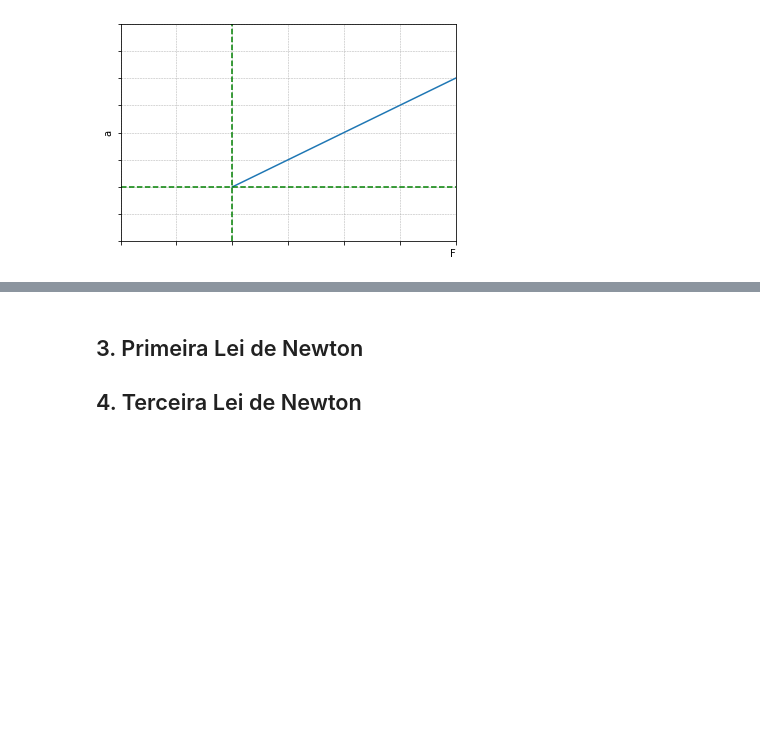
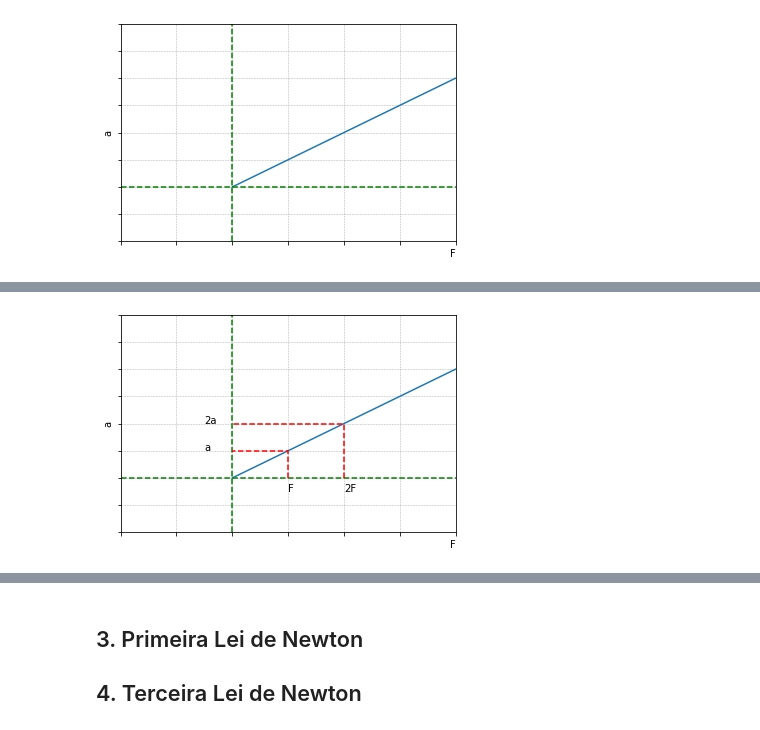
Before and after one commit to BorjaRuizReverter/LivroFisicaGeral, a Jupyter notebook: Capitulo6.ipynb, the cells around one changed output, grey strips where cells are left out. Cells and saved outputs as stored; diff of their text form; code cells hidden in the pictures; blank space fills up the shorter version.

```diff
--- a/Capitulo6.ipynb
+++ b/Capitulo6.ipynb
@@ -128,0 +136,56 @@ plt.show()
+# %%
+# importing the required module
+import matplotlib.pyplot as plt
+
+# x axis values
+x = [0,1,2,3,4]
+# corresponding y axis values
+y = [0,1,2,3,4]
+
+# plotting the points
+plt.plot(x, y, marker='')
+
+# naming the x axis
+plt.xlabel('F', loc='right')
+# naming the y axis
+plt.ylabel('a')
+
+# giving a title to my graph
+plt.title('')
+
+#axis limits
+plt.xlim(-2, 4)
+plt.ylim(-2, 6)
+
+plt.grid(linestyle = '--', linewidth = 0.5)
+
+xorigem_ver = [0, 0]
+yorigem_ver = [-2, 6]
+plt.plot(xorigem_ver, yorigem_ver, marker='', color='green', linestyle="--")
+
+xorigem_hor = [-2, 6]
+yorigem_hor = [0, 0]
+plt.plot(xorigem_hor, yorigem_hor, marker='', color='green', linestyle="--")
+
+plt.tick_params(left=True,
+                bottom=True,
+                labelleft=False,
+                labelbottom=False)
+
+F = [1, 1, 0]
+a = [0, 1, 1]
+plt.plot(F, a, marker='', color='red', linestyle="--")
+
+Flinha = [2, 2, 0]
+alinha = [0, 2, 2]
+plt.plot(Flinha, alinha, marker='', color='red', linestyle="--")
+
+plt.subplot(111).annotate("F", xy=(3, 3), xytext=(1, -0.5))
+plt.subplot(111).annotate("2F", xy=(3, 3), xytext=(2, -0.5))
+plt.subplot(111).annotate("a", xy=(3, 3), xytext=(-0.5, 1))
+plt.subplot(111).annotate("2a", xy=(3, 3), xytext=(-0.5, 2))
+
+# function to show the plot
+plt.show()
+# %% [output]
+[figure, added]
```
Also changed, not shown: parts of 7 cells of this notebook.
